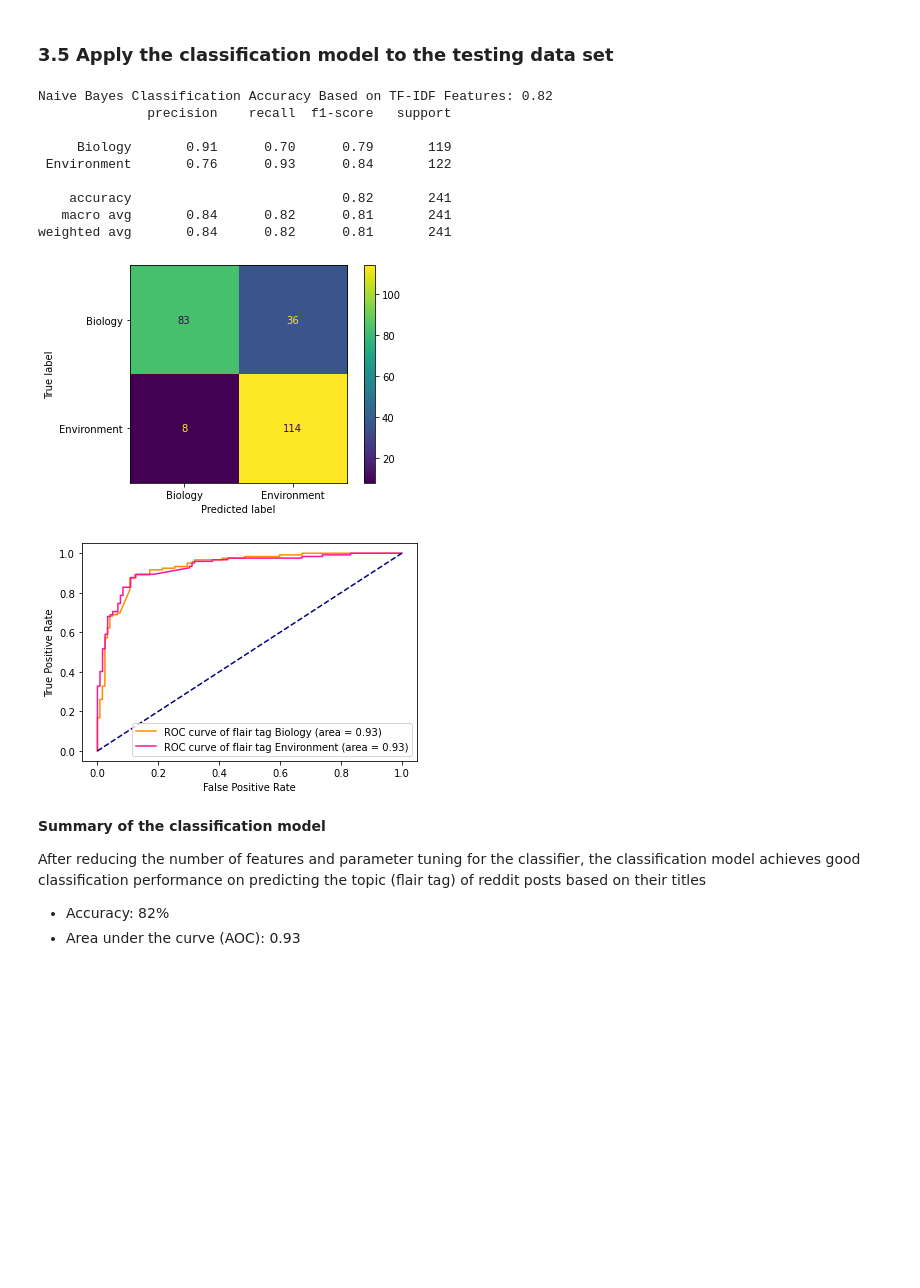
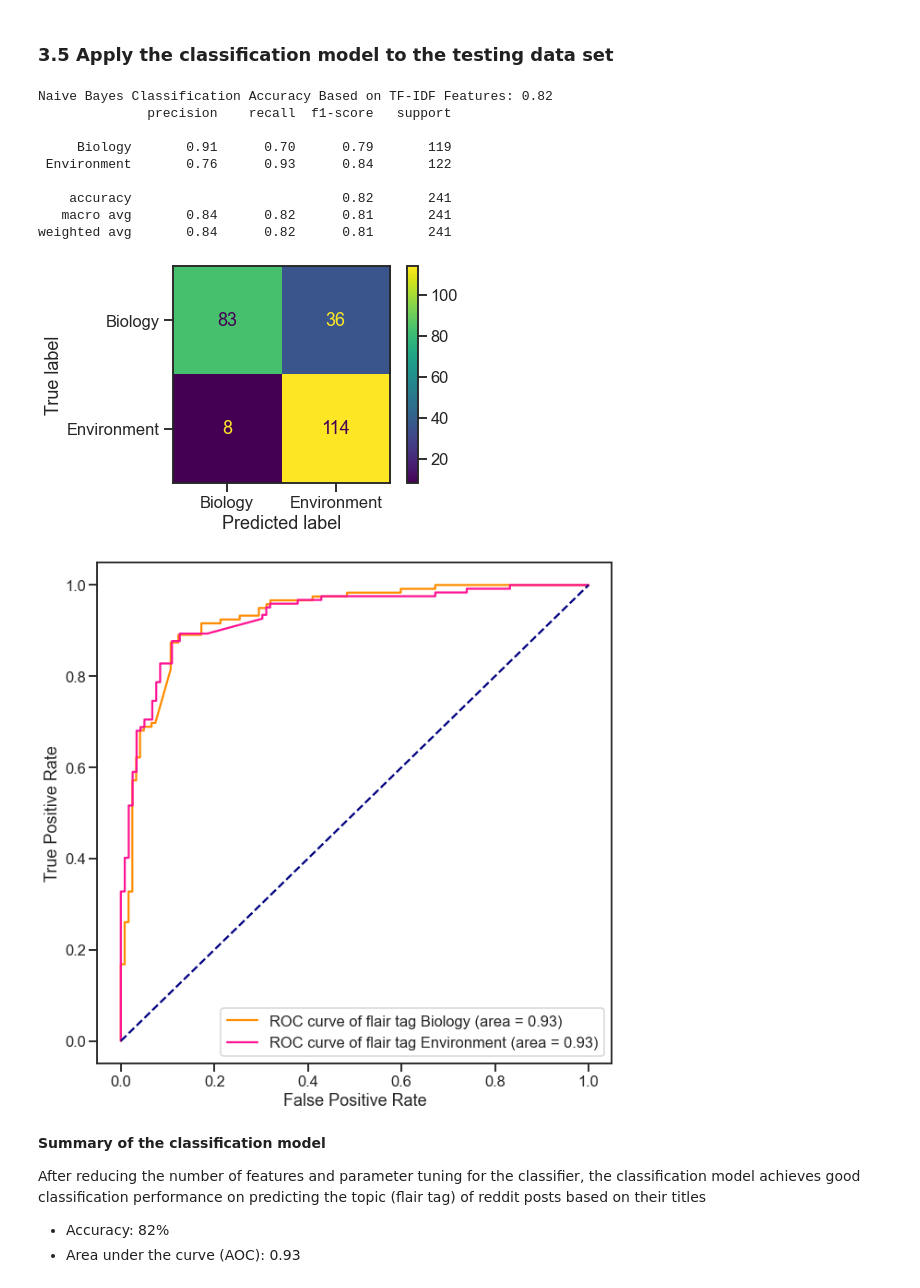
Before and after one commit to yohanyee/brainfeed, a Jupyter notebook: brainfeed/reddit_classification.ipynb, the cells around one changed output. Drawn from its saved outputs; the diff is of its cells as text; code cells hidden in the pictures; blank space fills up the shorter version.

```diff
--- a/brainfeed/reddit_classification.ipynb
+++ b/brainfeed/reddit_classification.ipynb
@@ -207,6 +207,9 @@ print("Number of posts with unique title and URL: {}".format(df_posts.shape[0]))
 Number of posts with unique title and URL: 801
 # %% [markdown]
  ### 2.2 Descriptive statistics of the unique posts
+# %%
+sns.set_style('ticks')
+sns.set_context('talk')
 # %%
 # Visualize the number of posts and proportion for each flair tag
 list_tags = list(np.sort(df_posts['link_flair_text'].unique()))
@@ -642,7 +645,7 @@ df_cv_long = df_cv.reset_index().melt(
 )
 # Plot
 xlabel_str = "Number of Maximum Features"
-fig, axes = plt.subplots(1,2, figsize=(10,5))
+fig, axes = plt.subplots(1,2, figsize=(16,8))
 for (i,ax), metric_name in zip(enumerate(axes.flatten()), score_metrics):
     sns.lineplot(
         ax=ax,
@@ -673,7 +676,7 @@ df_cv_long = df_cv.reset_index().melt(
 )
 # Plot
 xlabel_str = "Low-Pass Term Frequency Threshold (Proportion)"
-fig, axes = plt.subplots(1,2, figsize=(10,5))
+fig, axes = plt.subplots(1,2, figsize=(16,8))
 for (i,ax), metric_name in zip(enumerate(axes.flatten()), score_metrics):
     sns.lineplot(
         ax=ax,
@@ -704,7 +707,7 @@ df_cv_long = df_cv.reset_index().melt(
 )
 # Plot
 xlabel_str = "High-Pass Term Frequency Threshold (Count)"
-fig, axes = plt.subplots(1,2, figsize=(10,5))
+fig, axes = plt.subplots(1,2, figsize=(16,8))
 for (i,ax), metric_name in zip(enumerate(axes.flatten()), score_metrics):
     sns.lineplot(
         ax=ax,
@@ -880,33 +883,34 @@ Naive Bayes Classification Accuracy Based on TF-IDF Features: 0.82
     accuracy                           0.82       241
    macro avg       0.84      0.82      0.81       241
 weighted avg       0.84      0.82      0.81       241
-[figure, old version]
+[figure, new version]
 # %%
 # Plot ROC Curve
 # Calcualte predicted probability of each class
 y_pred_nb_proba = pipe_nb.predict_proba(X_test)
 
 # Calcualte the false positive and true positive rate for each class (topic/flair tag)
 fpr = dict()
 tpr = dict()
 roc_auc = dict()
 for i, tag in enumerate(pipe_nb['clf'].classes_):
     fpr[tag], tpr[tag], thresholds = roc_curve(y_test, y_pred_nb_proba[:,i], pos_label=tag)
     roc_auc[tag] = auc(fpr[tag], tpr[tag])
 
 # Plot the ROC Curve (and report the AUC score)
+plt.figure(figsize=(10,10))
 for tag, color in zip(pipe_nb['clf'].classes_, ['darkorange', 'deeppink']):
     plt.plot(
         fpr[tag], tpr[tag], color=color,
         label="ROC curve of flair tag {s} (area = {f:.2f})".format(s=tag, f=roc_auc[tag])
     )
 plt.plot([0, 1], [0, 1], linestyle='--', color='navy')
 plt.xlabel("False Positive Rate")
 plt.ylabel("True Positive Rate")
 plt.legend(loc="lower right")
 plt.show()
 # %% [output]
-[figure, old version]
+[figure, new version]
 # %% [markdown]
  **Summary of the classification model**
 
```
Also changed, not shown: parts of 6 cells of this notebook, 1 other file.
